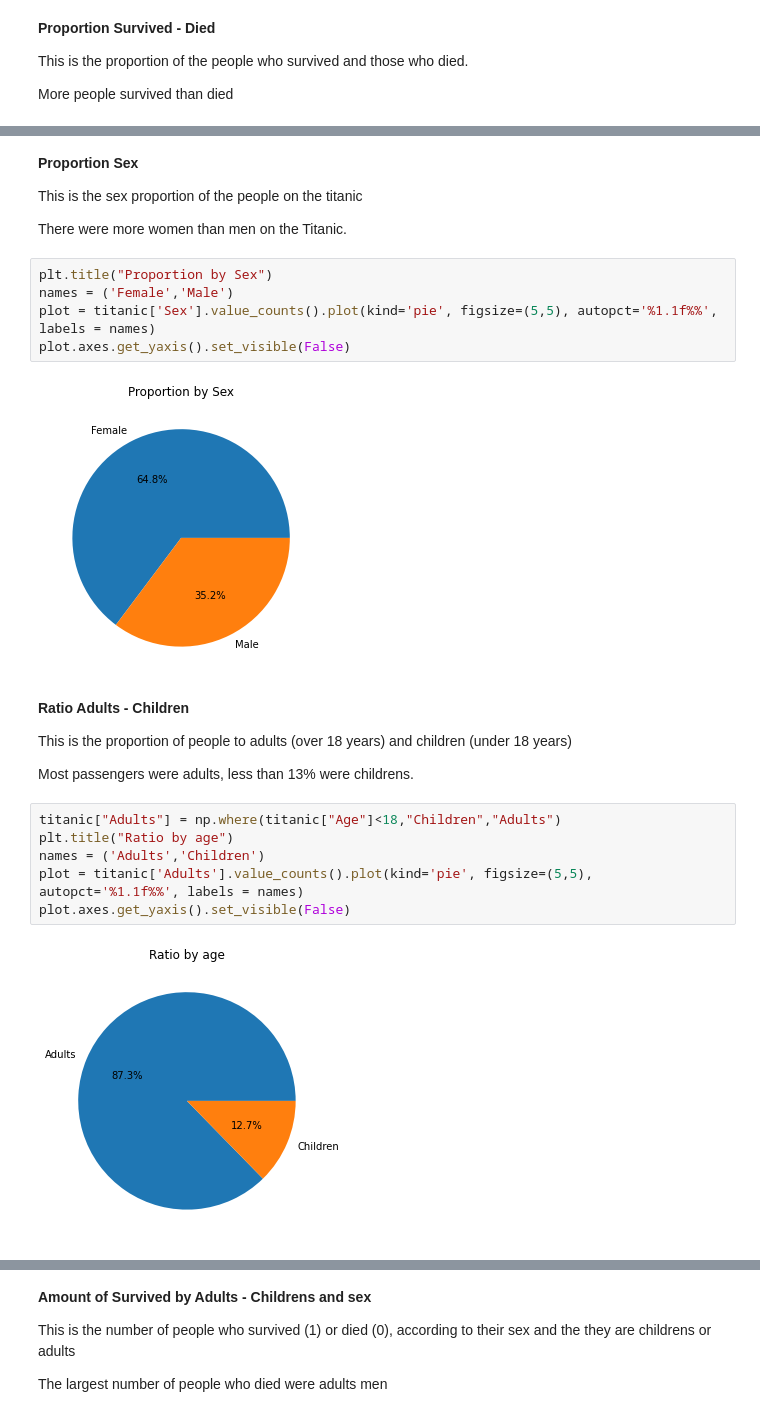
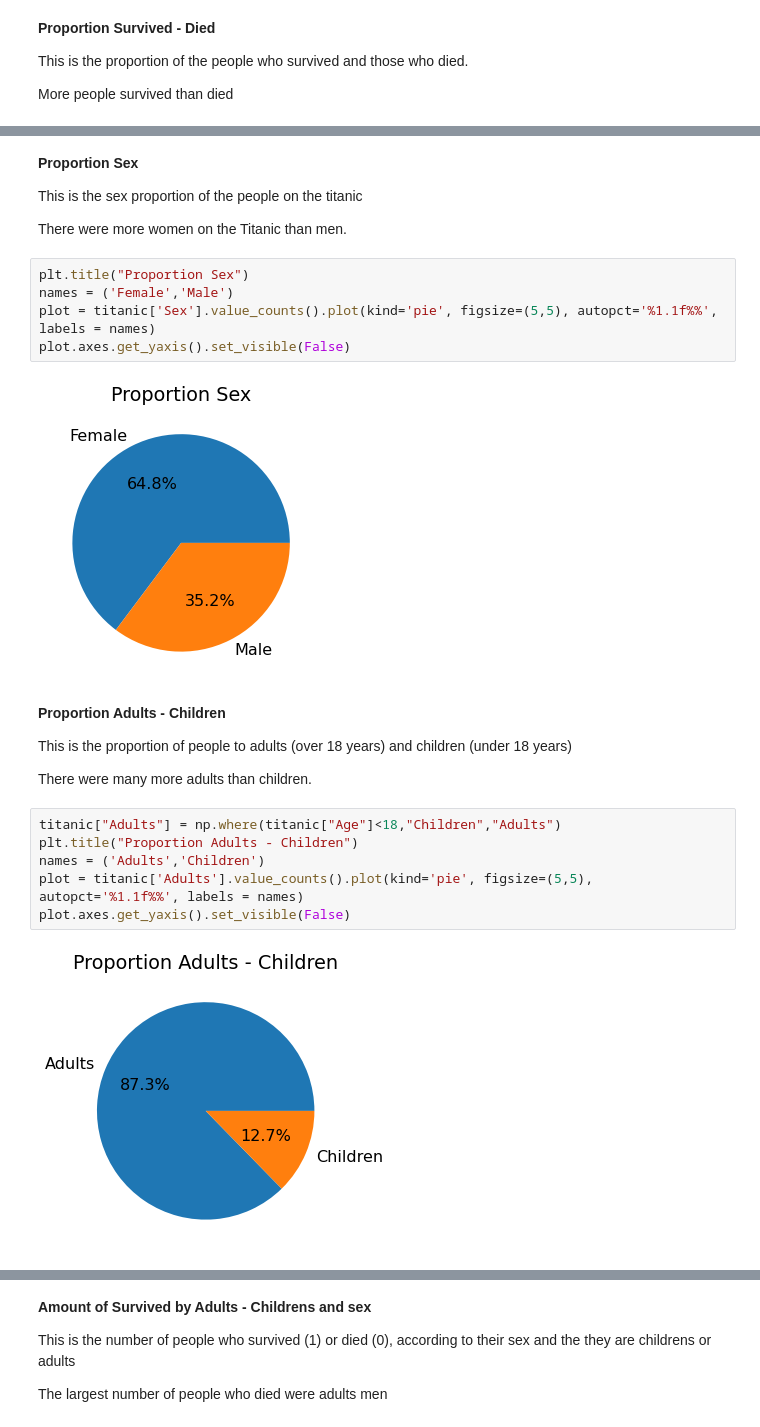
Before and after one commit to ojmartinezma/MetNumUN2023I, a Jupyter notebook: quiz3/ojmartinezma_Quiz3.ipynb, the cells around one changed output, grey strips where cells are left out. Drawn from its saved outputs; the diff is of its cells as text.

```diff
--- a/quiz3/ojmartinezma_Quiz3.ipynb
+++ b/quiz3/ojmartinezma_Quiz3.ipynb
@@ -689,28 +687,28 @@ plot.axes.get_yaxis().set_visible(False)
 
 This is the sex proportion of the people on the titanic
 
-There were more women than men on the Titanic.
+There were more women on the Titanic than men.
 # %%
-plt.title("Proportion by Sex")
+plt.title("Proportion Sex")
 names = ('Female','Male')
 plot = titanic['Sex'].value_counts().plot(kind='pie', figsize=(5,5), autopct='%1.1f%%', labels = names)
 plot.axes.get_yaxis().set_visible(False)
 # %% [output]
-[figure, old version]
+[figure, new version]
 # %% [markdown]
-**Ratio Adults - Children**
+**Proportion Adults - Children**
 
 This is the proportion of people to adults (over 18 years) and children (under 18 years)
 
-Most passengers were adults, less than 13% were childrens.
+There were many more adults than children.
 # %%
 titanic["Adults"] = np.where(titanic["Age"]<18,"Children","Adults")
-plt.title("Ratio by age")
+plt.title("Proportion Adults - Children")
 names = ('Adults','Children')
 plot = titanic['Adults'].value_counts().plot(kind='pie', figsize=(5,5), autopct='%1.1f%%', labels = names)
 plot.axes.get_yaxis().set_visible(False)
 # %% [output]
-[figure, old version]
+[figure, new version]
 # %% [markdown]
 **Amount of Survived by Sex and Embarked**
 
```
Also changed, not shown: parts of 8 cells of this notebook.
